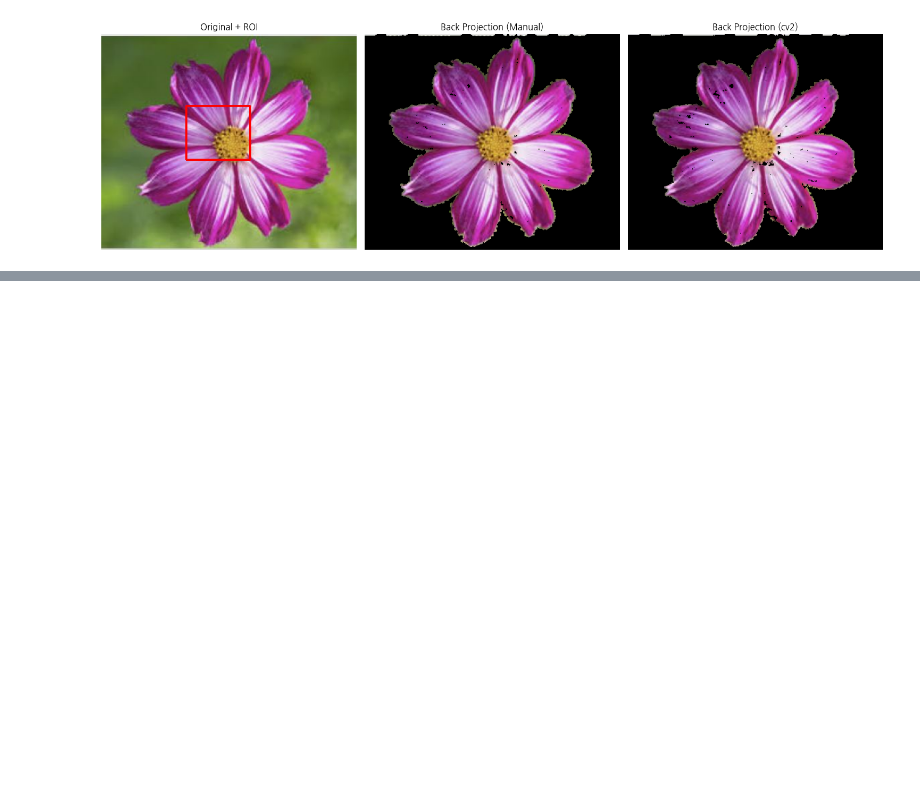
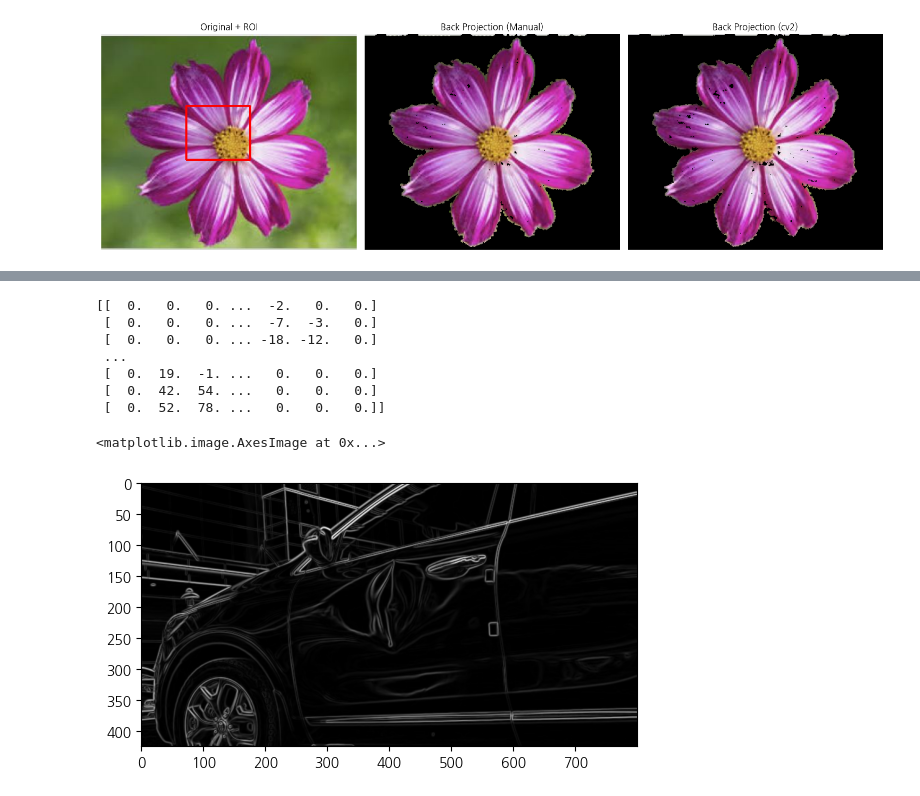
Before and after one commit to Racoon7828/KDT-14, a Jupyter notebook: [7]_CVISION/Test.ipynb, the cells around one changed output, grey strips where cells are left out. Drawn from its saved outputs; the diff is of its cells as text; code cells hidden in the pictures; blank space fills up the shorter version.

```diff
--- a/[7]_CVISION/Test.ipynb
+++ b/[7]_CVISION/Test.ipynb
@@ -104,0 +142,21 @@ plt.show()
+# %%
+# Sobel 필터를 이용해 경계의 기울기 강조
+sobelx = cv2.Sobel(gray, cv2.CV_64F, 1, 0, ksize=5)
+sobely = cv2.Sobel(gray, cv2.CV_64F, 0, 1, ksize=5)
+print(sobelx)
+
+# 기울기의 크기 계산
+magnitude = np.sqrt(sobelx**2 + sobely**2)
+magnitude = np.uint8(255 * magnitude / np.max(magnitude))
+
+plt.imshow(magnitude, cmap='gray')
+# %% [output]
+[[  0.   0.   0. ...  -2.   0.   0.]
+ [  0.   0.   0. ...  -7.  -3.   0.]
+ [  0.   0.   0. ... -18. -12.   0.]
+ ...
+ [  0.  19.  -1. ...   0.   0.   0.]
+ [  0.  42.  54. ...   0.   0.   0.]
+ [  0.  52.  78. ...   0.   0.   0.]]
+<matplotlib.image.AxesImage at 0x...>
+[figure, added]
```
Also changed, not shown: parts of 4 cells of this notebook, 10 other files.
